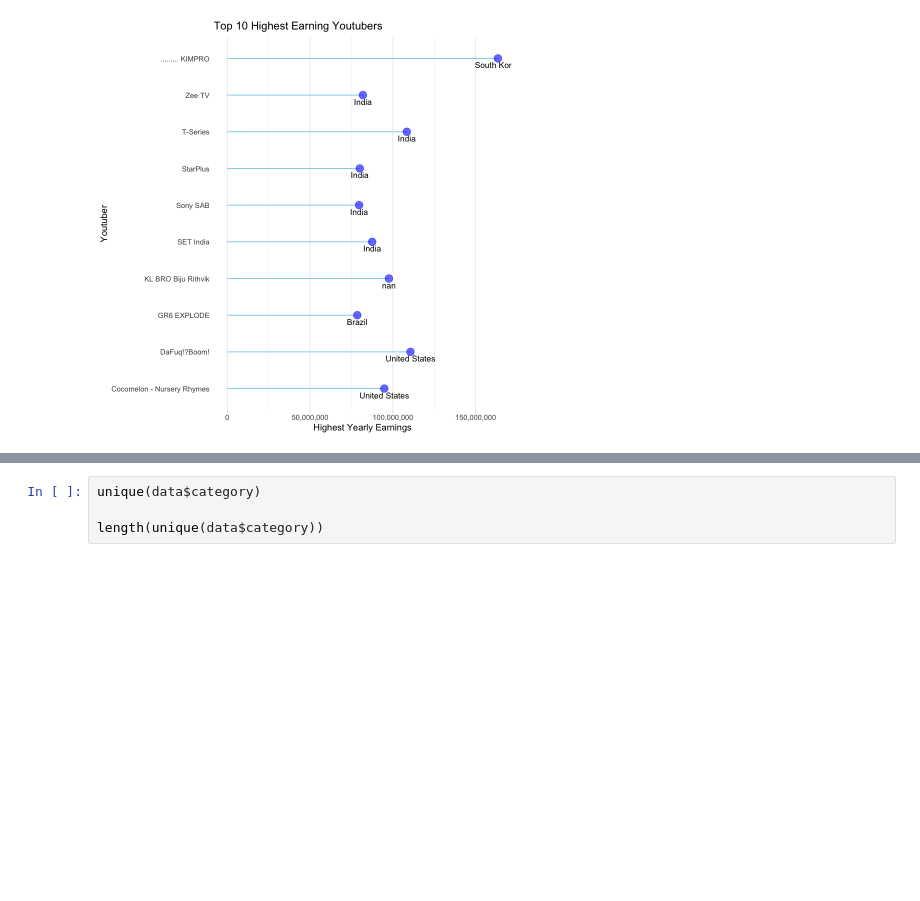
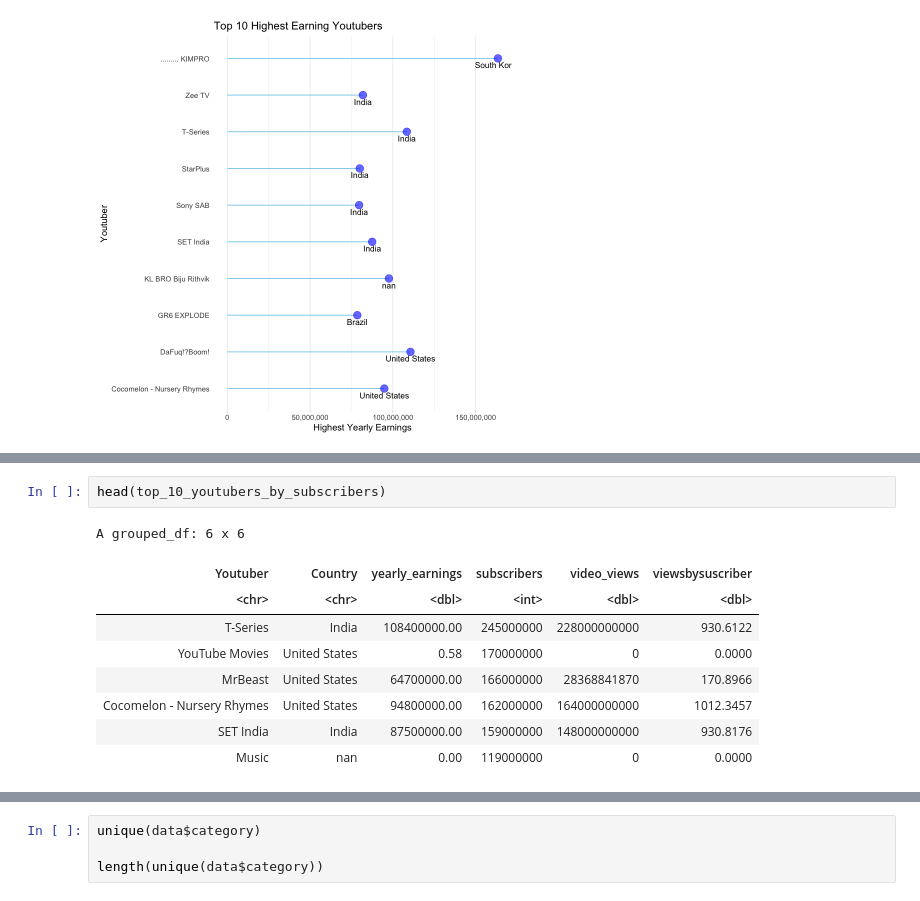
Before and after one commit to bugarin10/data_modeling_project_1, a Jupyter notebook: A2_summary_statistics/summary_statistics.ipynb, the cells around one changed output, grey strips where cells are left out. Saved outputs shown, nothing was run; the diff lists cells and outputs as text; blank space fills up the shorter version.

```diff
--- a/A2_summary_statistics/summary_statistics.ipynb
+++ b/A2_summary_statistics/summary_statistics.ipynb
@@ -62,0 +153,12 @@ ggplot(famous_youtubers, aes(x = Youtuber, y = highest_yearly_earnings)) +
+# %%
+head(top_10_youtubers_by_subscribers)
+# %% [output]
+A grouped_df: 6 x 6
+| Youtuber | Country | yearly_earnings | subscribers | video_views | viewsbysuscriber |
+| <chr> | <chr> | <dbl> | <int> | <dbl> | <dbl> |
+| T-Series | India | 108400000.00 | 245000000 | 228000000000 | 930.6122 |
+| YouTube Movies | United States | 0.58 | 170000000 | 0 | 0.0000 |
+| MrBeast | United States | 64700000.00 | 166000000 | 28368841870 | 170.8966 |
+| Cocomelon - Nursery Rhymes | United States | 94800000.00 | 162000000 | 164000000000 | 1012.3457 |
+| SET India | India | 87500000.00 | 159000000 | 148000000000 | 930.8176 |
+| Music | nan | 0.00 | 119000000 | 0 | 0.0000 |
```
Also changed, not shown: parts of 9 cells of this notebook.
